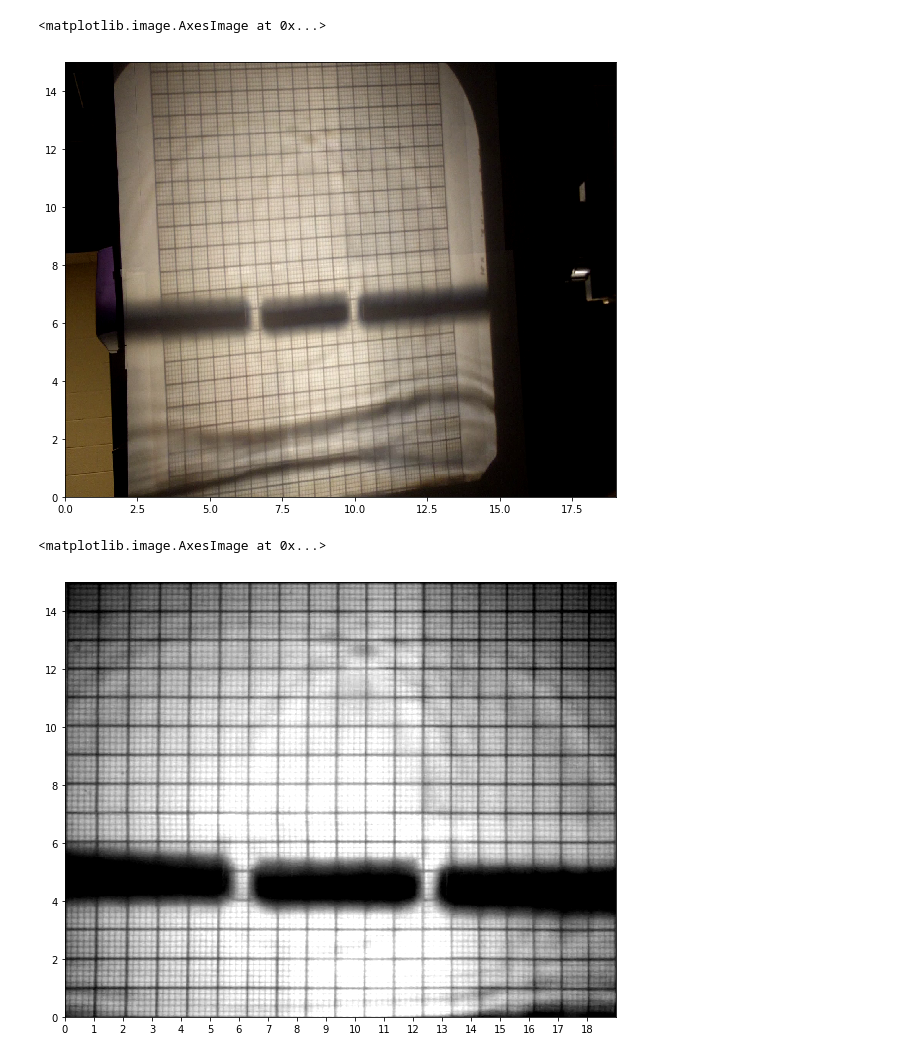
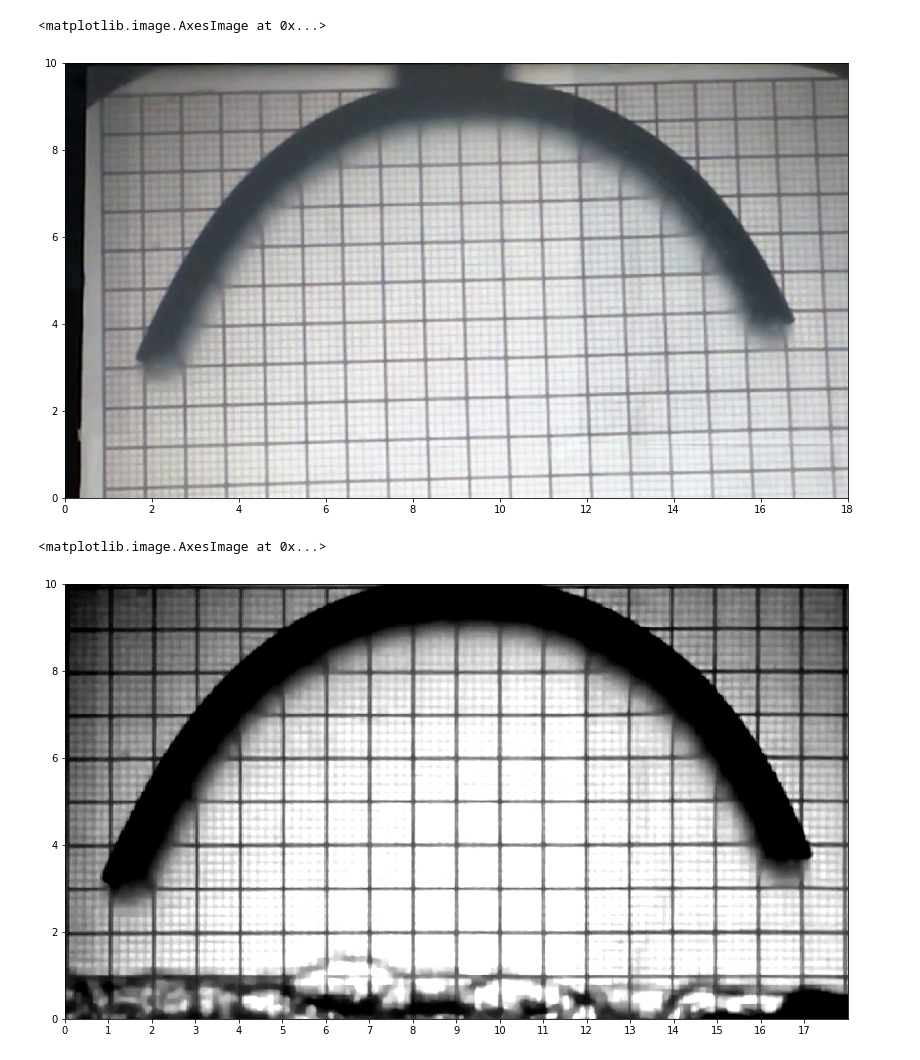
Before and after one commit to inducer/splash-activities, a Jupyter notebook: Video comparison.ipynb, the cells around one changed output. Drawn from its saved outputs; the diff is of its cells as text; code cells hidden in the pictures.

Commit message:
Update video comparison for parabola case

```diff
--- a/Video comparison.ipynb
+++ b/Video comparison.ipynb
@@ -17,7 +17,7 @@ def show_with_extent(f, **kwargs):
 def show_field(f, **kwargs):
     return show_with_extent(f[:, ::-1].T, **kwargs)
 # %%
-if 1:
+if 0:
     # doubleSlit_WaterWaves.mp4, of Jun 12, 2018
     video_url = "https://tiker.net/tmp/double-slit-water.mp4"
 
@@ -33,9 +33,39 @@ if 1:
 
     video_start_time = 3.7
     frames_per_sec = 30
+    ntimes = 1000
+    nvideo_frames = 100
 
     wave_speed = 25
 
+    def is_free_space_func(x, y):
+        return  (np.abs(y-4.5) > 0.5) | (np.abs(x - 6.1) < 0.7) | (np.abs(x - 12.5) < 0.7)\
+
+elif 1:
+    # Parabola, messy wavefront, high frame rate, June 22
+
+    video_url = "https://uofi.box.com/shared/static/l2mu4p0r23fadpkitd54yl7ha8mpafyj.mp4"
+
+    video_filename = "parabola-hi.mp4"
+
+    # pixel coordinates of grid boundaries in source video
+    top_left = (85, 75)
+    bottom_left = (93, 1050)
+    bottom_right = (1888, 1000)
+    top_right = (1842, 35)
+
+    unit_grid_x, unit_grid_y = (18, 10)
+
+    video_start_time = .53
+    frames_per_sec = 120
+    ntimes = 1800
+    nvideo_frames = 120
+
+    wave_speed = 22.5
+
+    def is_free_space_func(x, y):
+        return (y < -0.1*(x-9.25)**2 + 9.5) | ((y < 3.2) & (x < 10)) | ((y < 3.7) & (x > 10))
+
 comp_grid_x, comp_grid_y = (640, 480)
 # %%
 if not exists(video_filename):
@@ -84,12 +114,12 @@ plt.figure(figsize=(20, 8))
 show_with_extent(get_frame(10))
 # %% [output]
 <matplotlib.image.AxesImage at 0x...>
-[figure, old version]
+[figure, new version]
 # %%
 plt.figure(figsize=(20, 8))
 plt.xticks(np.arange(0, unit_grid_x))
-show_with_extent(get_processed_frame(10))
+show_with_extent(get_processed_frame(65))
 # %% [output]
 <matplotlib.image.AxesImage at 0x...>
-[figure, old version]
+[figure, new version]
 # %%
```
Also changed, not shown: parts of 4 cells of this notebook.
